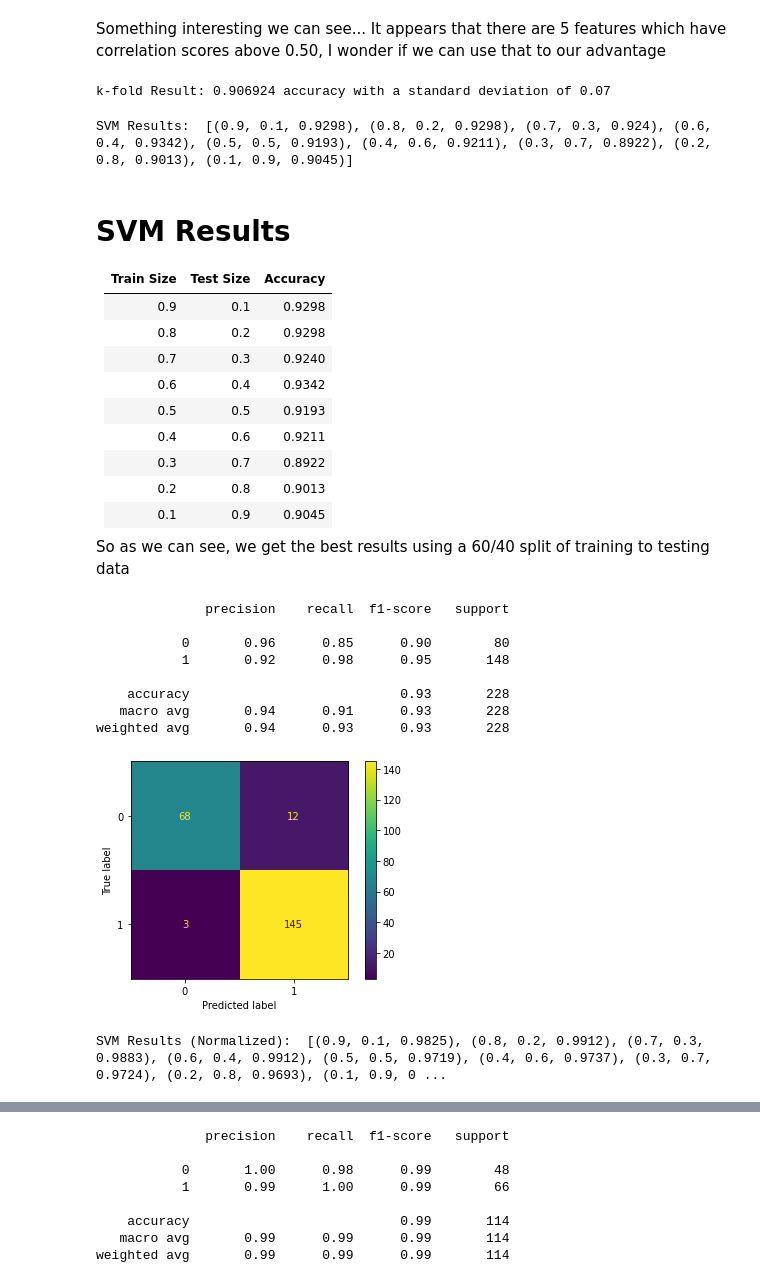
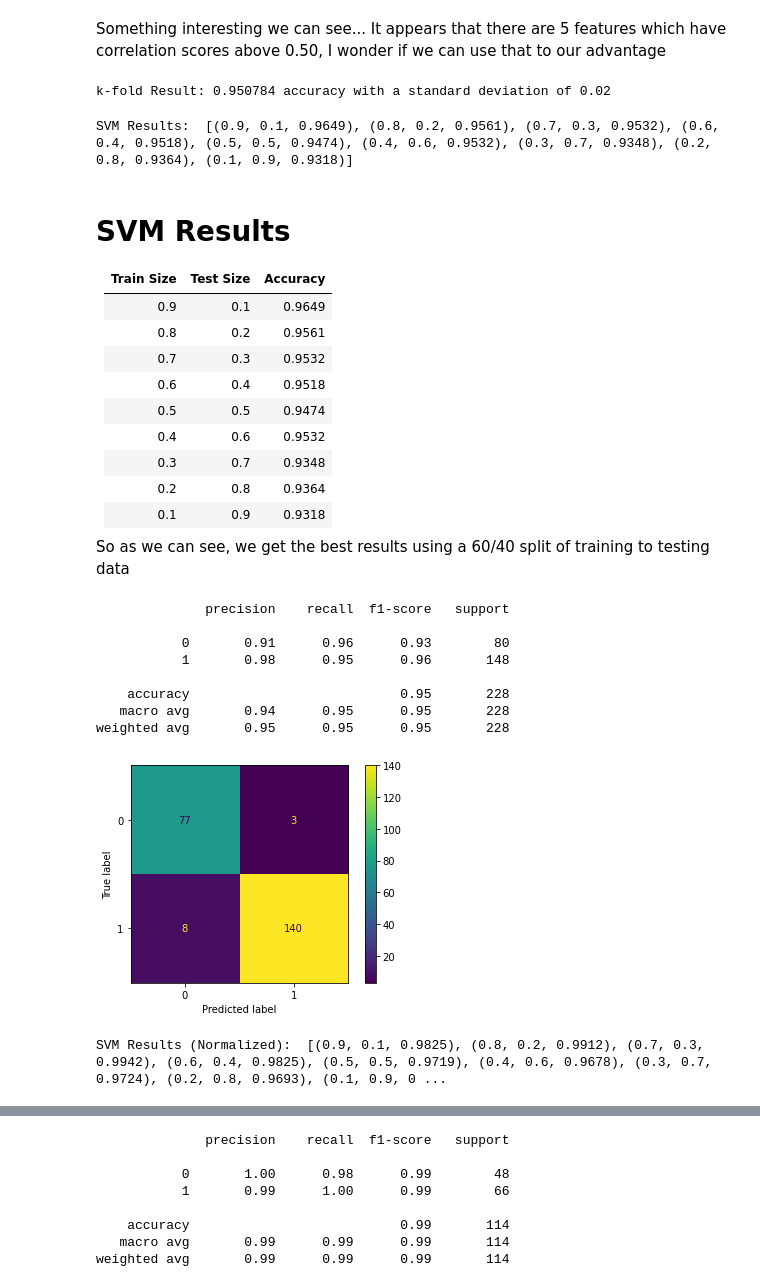
Before and after one commit to evyip18/breast_cancer_classification_project, a Jupyter notebook: ML Project.ipynb, the cells around one changed output, grey strips where cells are left out. Drawn from its saved outputs; the diff is of its cells as text; code cells hidden in the pictures.

```diff
--- a/ML Project.ipynb
+++ b/ML Project.ipynb
@@ -54,13 +68,13 @@ y = cancer_data.target
 
 k = 5
 kf = KFold(n_splits=k, random_state=None)
-model = SVC()
+model = SVC(kernel='linear')
 
 result = cross_val_score(model , X, y, cv = kf)
 
 print("k-fold Result: %f accuracy with a standard deviation of %0.2f" % (result.mean(), result.std()))
 # %% [output]
-k-fold Result: 0.906924 accuracy with a standard deviation of 0.07
+k-fold Result: 0.950784 accuracy with a standard deviation of 0.02
 # %%
 # Aight let's get to training our model. We are going to use a Support Vector Machine (SVM) to classify tumors as either benign or malignant.
 # Set data to 'X' and class lables to 'y' for convenience
@@ -78,7 +92,7 @@ for size in test_size_range:
     X_train, X_test, y_train, y_test = train_test_split(X, y, test_size = size, random_state=20)
 
     # Now for SVM training
-    svc_model = SVC()
+    svc_model = SVC(kernel='linear')
     svc_model.fit(X_train, y_train)
 
     # Predict using model
@@ -88,48 +102,48 @@ for size in test_size_range:
 
 print("SVM Results: ", results)
 # %% [output]
-SVM Results:  [(0.9, 0.1, 0.9298), (0.8, 0.2, 0.9298), (0.7, 0.3, 0.924), (0.6, 0.4, 0.9342), (0.5, 0.5, 0.9193), (0.4, 0.6, 0.9211), (0.3, 0.7, 0.8922), (0.2, 0.8, 0.9013), (0.1, 0.9, 0.9045)]
+SVM Results:  [(0.9, 0.1, 0.9649), (0.8, 0.2, 0.9561), (0.7, 0.3, 0.9532), (0.6, 0.4, 0.9518), (0.5, 0.5, 0.9474), (0.4, 0.6, 0.9532), (0.3, 0.7, 0.9348), (0.2, 0.8, 0.9364), (0.1, 0.9, 0.9318)]
 # %% [markdown]
 # SVM Results
 | Train Size | Test Size | Accuracy |
 | --- | --- | --- |
-| 0.9 | 0.1 | 0.9298 |
-| 0.8 | 0.2 | 0.9298 |
-| 0.7 | 0.3 | 0.9240 |
-| 0.6 | 0.4 | 0.9342 |
-| 0.5 | 0.5 | 0.9193 |
-| 0.4 | 0.6 | 0.9211 |
-| 0.3 | 0.7 | 0.8922 |
-| 0.2 | 0.8 | 0.9013 |
-| 0.1 | 0.9 | 0.9045 |
+| 0.9 | 0.1 | 0.9649 |
+| 0.8 | 0.2 | 0.9561 |
+| 0.7 | 0.3 | 0.9532 |
+| 0.6 | 0.4 | 0.9518 |
+| 0.5 | 0.5 | 0.9474 |
+| 0.4 | 0.6 | 0.9532 |
+| 0.3 | 0.7 | 0.9348 |
+| 0.2 | 0.8 | 0.9364 |
+| 0.1 | 0.9 | 0.9318 |
 
 So as we can see, we get the best results using a 60/40 split of training to testing data
 # %%
 # Have a look at the confusion matirix for our best result split
 X_train, X_test, y_train, y_test = train_test_split(X, y, test_size = 0.4, random_state=20)
 
 # Now for SVM training
-svc_model = SVC()
+svc_model = SVC(kernel='linear')
 svc_model.fit(X_train, y_train)
 
 # Predict using model
 y_pred = svc_model.predict(X_test)
 
 # Plot confusion matrix
 plot_confusion_matrix(svc_model, X_test, y_test)
 
 # Show classification report
 print(classification_report(y_test, y_pred))
 # %% [output]
               precision    recall  f1-score   support
 
-           0       0.96      0.85      0.90        80
-           1       0.92      0.98      0.95       148
+           0       0.91      0.96      0.93        80
+           1       0.98      0.95      0.96       148
 
-    accuracy                           0.93       228
-   macro avg       0.94      0.91      0.93       228
-weighted avg       0.94      0.93      0.93       228
+    accuracy                           0.95       228
+   macro avg       0.94      0.95      0.95       228
+weighted avg       0.95      0.95      0.95       228
-[figure, old version]
+[figure, new version]
 # %%
 # Now let's try normailizing our data to see if we get better results
 
@@ -155,7 +169,7 @@ for size in test_size_range:
     X_train, X_test, y_train, y_test = train_test_split(X_normalized, y, test_size = size, random_state=20)
 
     # Now for SVM training
-    svc_model = SVC()
+    svc_model = SVC(kernel='linear')
     svc_model.fit(X_train, y_train)
 
     # Predict using model
@@ -165,7 +179,7 @@ for size in test_size_range:
 
 print("SVM Results (Normalized): ", results)
 # %% [output]
-SVM Results (Normalized):  [(0.9, 0.1, 0.9825), (0.8, 0.2, 0.9912), (0.7, 0.3, 0.9883), (0.6, 0.4, 0.9912), (0.5, 0.5, 0.9719), (0.4, 0.6, 0.9737), (0.3, 0.7, 0.9724), (0.2, 0.8, 0.9693), (0.1, 0.9, 0 ...
+SVM Results (Normalized):  [(0.9, 0.1, 0.9825), (0.8, 0.2, 0.9912), (0.7, 0.3, 0.9942), (0.6, 0.4, 0.9825), (0.5, 0.5, 0.9719), (0.4, 0.6, 0.9678), (0.3, 0.7, 0.9724), (0.2, 0.8, 0.9693), (0.1, 0.9, 0 ...
 # %% [markdown]
 # SVM Results (Normalized)
 | Train Size | Test Size | Accuracy |
```
Also changed, not shown: parts of 8 cells of this notebook.
